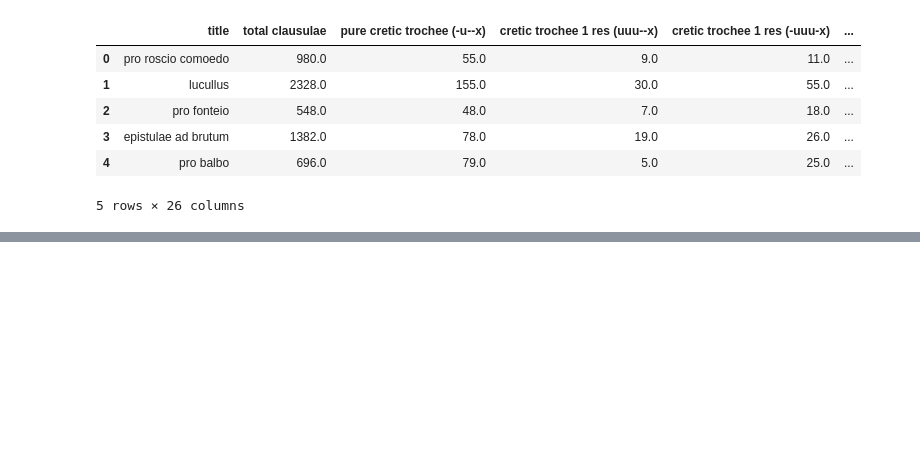
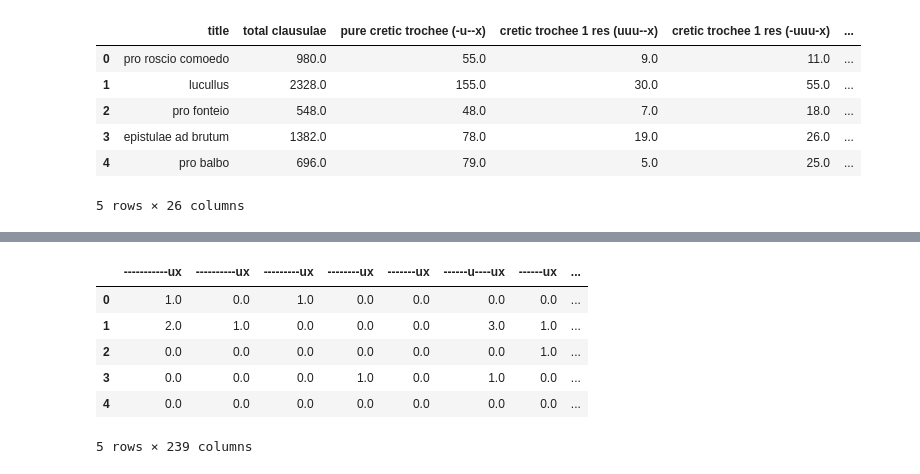
Before and after one commit to TylerKirby/latin-prose-rhythm, a Jupyter notebook: notebooks/Create_clausulae_Dataset.ipynb, the cells around one changed output, grey strips where cells are left out. Saved outputs shown, nothing was run; the diff lists cells and outputs as text; code cells hidden in the pictures; blank space fills up the shorter version.

```diff
--- a/notebooks/Create_clausulae_Dataset.ipynb
+++ b/notebooks/Create_clausulae_Dataset.ipynb
@@ -482,0 +486,11 @@ df.to_csv('clausulae_data_chkpt1.csv')
+# %%
+dmcretic_pure_mcretic = rhythm_data[[col for col in rhythm_data.columns if '----ux' in col]].copy()
+dmcretic_pure_mcretic.head()
+# %% [output]
+|  | -----------ux | ----------ux | ---------ux | --------ux | -------ux | ------u----ux | ------ux | ... |
+| 0 | 1.0 | 0.0 | 1.0 | 0.0 | 0.0 | 0.0 | 0.0 | ... |
+| 1 | 2.0 | 1.0 | 0.0 | 0.0 | 0.0 | 3.0 | 1.0 | ... |
+| 2 | 0.0 | 0.0 | 0.0 | 0.0 | 0.0 | 0.0 | 1.0 | ... |
+| 3 | 0.0 | 0.0 | 0.0 | 1.0 | 0.0 | 1.0 | 0.0 | ... |
+| 4 | 0.0 | 0.0 | 0.0 | 0.0 | 0.0 | 0.0 | 0.0 | ... |
+5 rows × 239 columns
```
Also changed, not shown: parts of 36 cells of this notebook, 3 other files.
